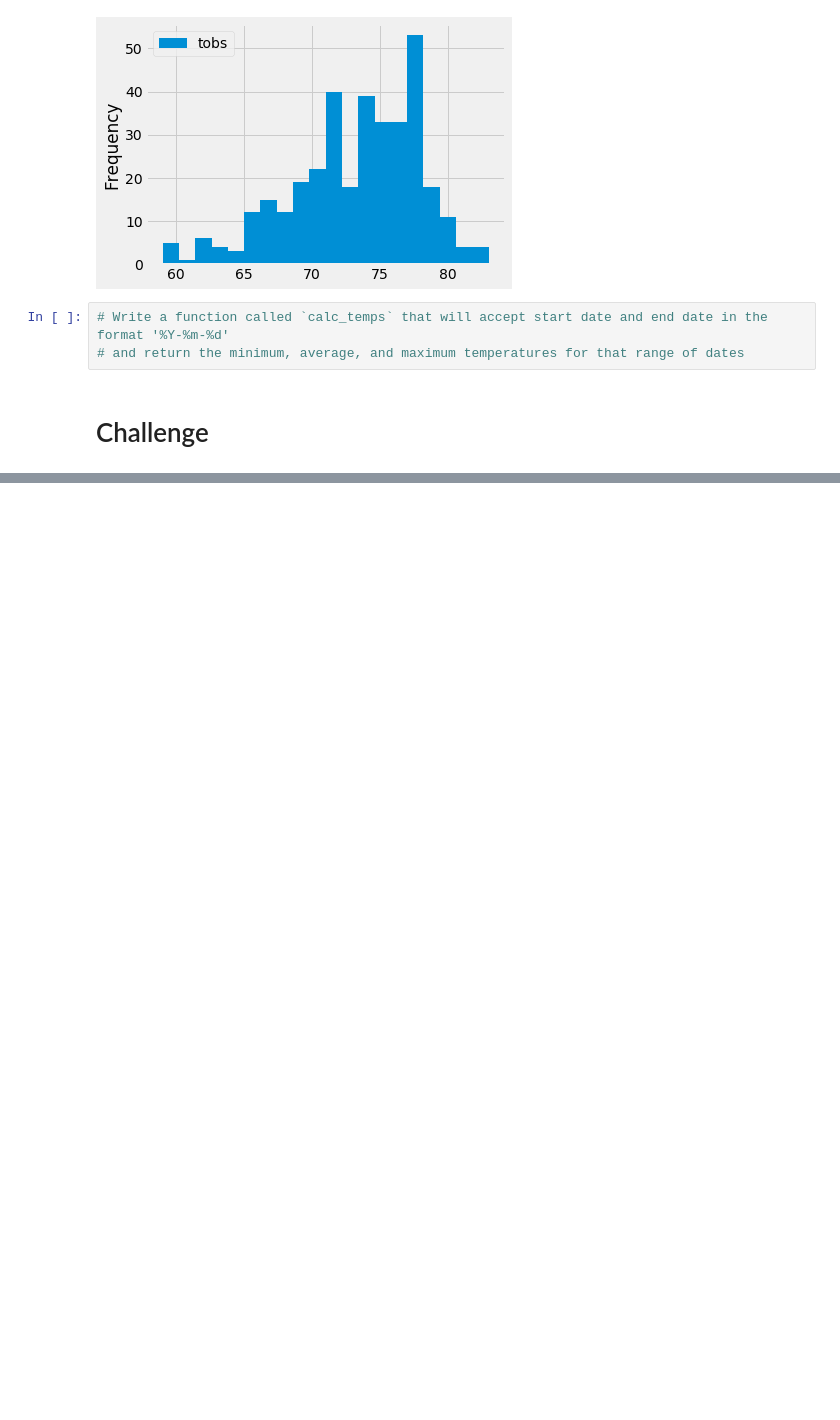
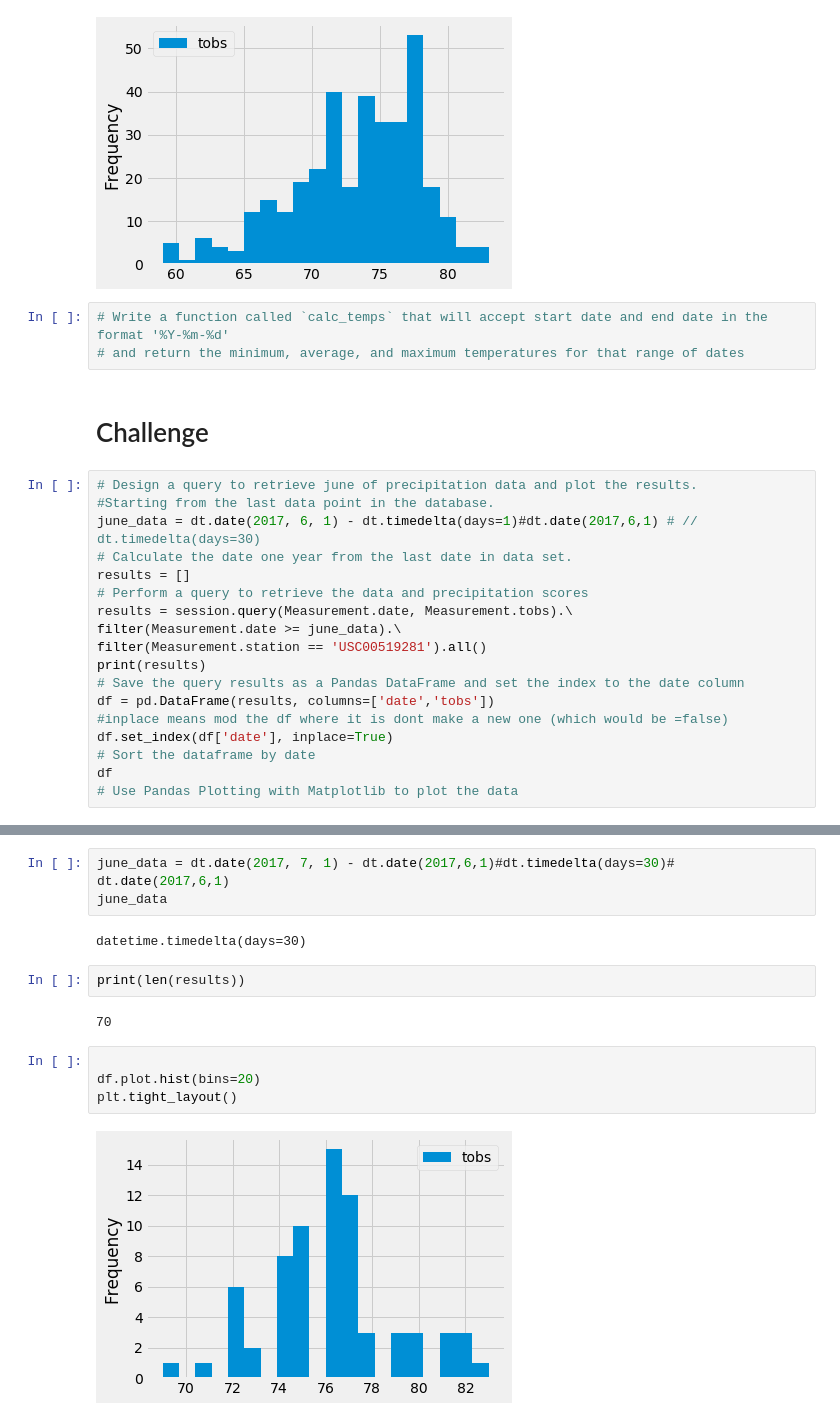
Before and after one commit to misterrustia/surfs_up, a Jupyter notebook: climate_analysis.ipynb, the cells around one changed output, grey strips where cells are left out. Drawn from its saved outputs; the diff is of its cells as text; blank space fills up the shorter version.

```diff
--- a/climate_analysis.ipynb
+++ b/climate_analysis.ipynb
@@ -204,3 +329,21 @@ plt.tight_layout()
 # and return the minimum, average, and maximum temperatures for that range of dates
 # %% [markdown]
 # Challenge
+# %%
+# Design a query to retrieve june of precipitation data and plot the results.
+#Starting from the last data point in the database.
+june_data = dt.date(2017, 6, 1) - dt.timedelta(days=1)#dt.date(2017,6,1) # // dt.timedelta(days=30)
+# Calculate the date one year from the last date in data set.
+results = []
+# Perform a query to retrieve the data and precipitation scores
+results = session.query(Measurement.date, Measurement.tobs).\
+filter(Measurement.date >= june_data).\
+filter(Measurement.station == 'USC00519281').all()
+print(results)
+# Save the query results as a Pandas DataFrame and set the index to the date column
+df = pd.DataFrame(results, columns=['date','tobs'])
+#inplace means mod the df where it is dont make a new one (which would be =false)
+df.set_index(df['date'], inplace=True)
+# Sort the dataframe by date
+df
+# Use Pandas Plotting with Matplotlib to plot the data
@@ -206,0 +366,15 @@ plt.tight_layout()
+# %%
+june_data = dt.date(2017, 7, 1) - dt.date(2017,6,1)#dt.timedelta(days=30)# dt.date(2017,6,1)
+june_data
+# %% [output]
+datetime.timedelta(days=30)
+# %%
+print(len(results))
+# %% [output]
+70
+# %%
+
+df.plot.hist(bins=20)
+plt.tight_layout()
+# %% [output]
+[figure, added]
```
Also changed, not shown: parts of 14 cells of this notebook.
